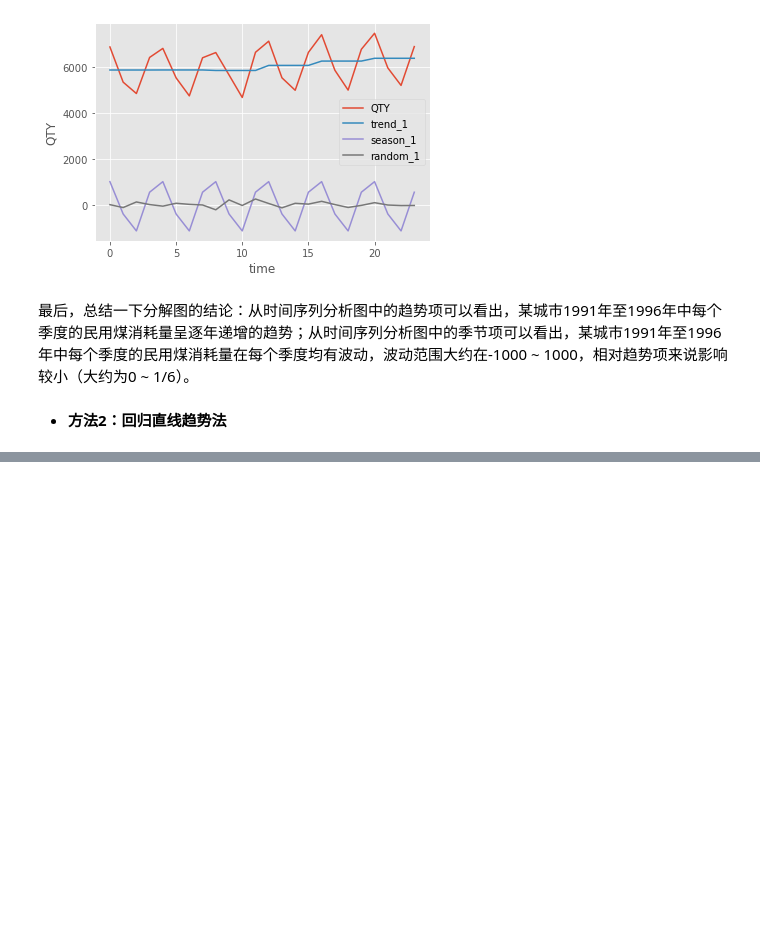
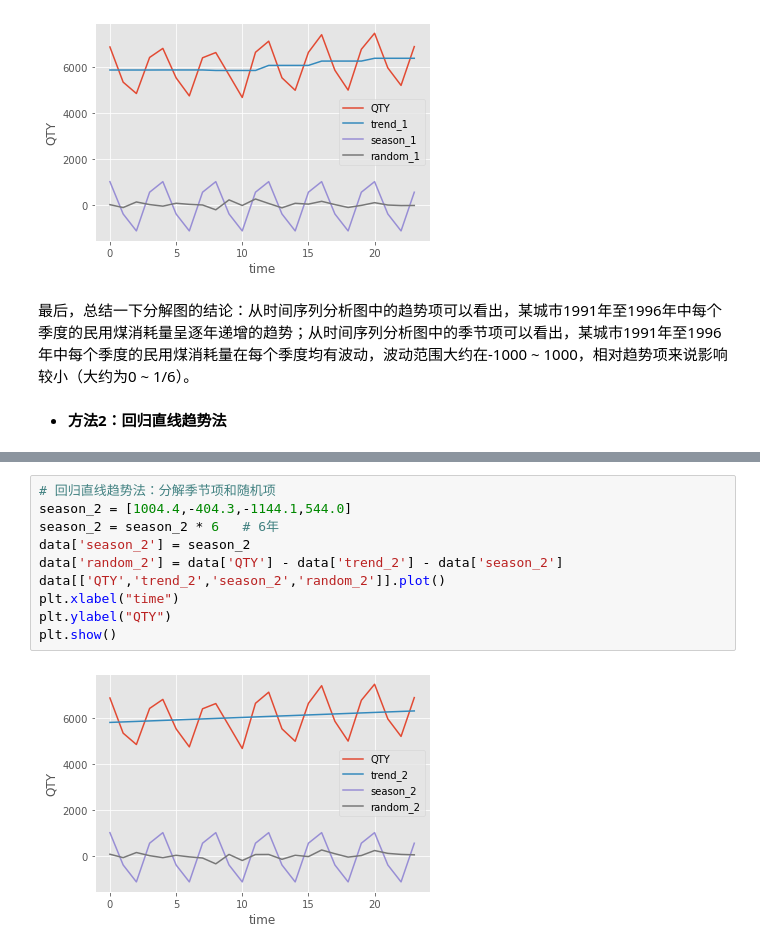
Before and after one commit to Leolee11111/TimeSeries, a Jupyter notebook: 第一节：时间序列分析概述.ipynb, the cells around one changed output, grey strips where cells are left out. Drawn from its saved outputs; the diff is of its cells as text; blank space fills up the shorter version.

```diff
--- a/第一节：时间序列分析概述.ipynb
+++ b/第一节：时间序列分析概述.ipynb
@@ -171,0 +215,12 @@ plt.show()
+# %%
+# 回归直线趋势法：分解季节项和随机项
+season_2 = [1004.4,-404.3,-1144.1,544.0]
+season_2 = season_2 * 6   # 6年
+data['season_2'] = season_2
+data['random_2'] = data['QTY'] - data['trend_2'] - data['season_2']
+data[['QTY','trend_2','season_2','random_2']].plot()
+plt.xlabel("time")
+plt.ylabel("QTY")
+plt.show()
+# %% [output]
+[figure, added]
```
Also changed, not shown: parts of 6 cells of this notebook.
